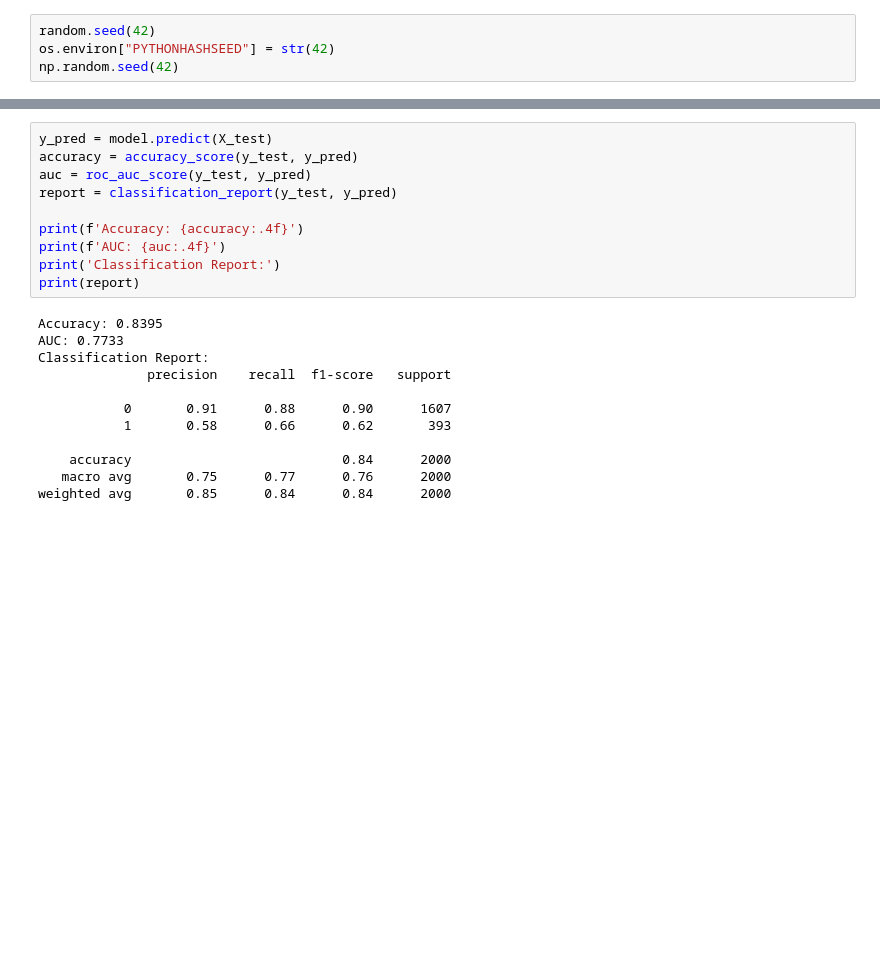
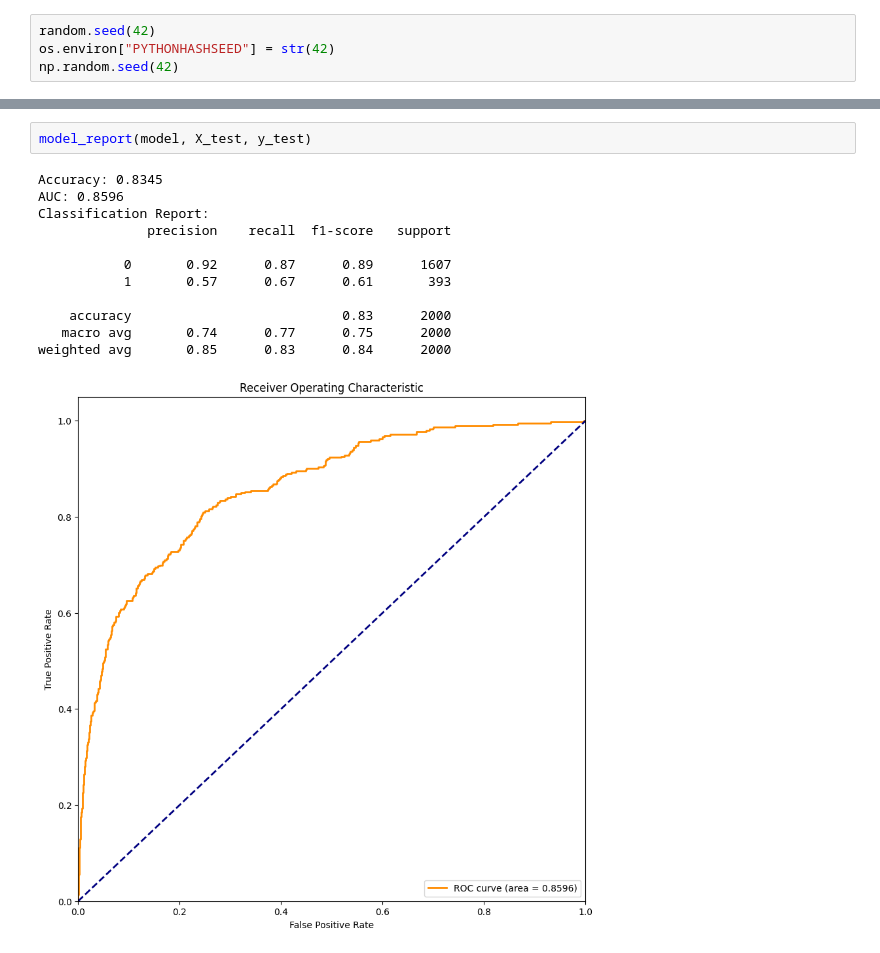
Before and after one commit to SKNETWORKS-FAMILY-AICAMP/SKN10-2nd-1Team, a Jupyter notebook: run.ipynb, the cells around one changed output, grey strips where cells are left out. Drawn from its saved outputs; the diff is of its cells as text; blank space fills up the shorter version.

```diff
--- a/run.ipynb
+++ b/run.ipynb
@@ -43,25 +36,18 @@ weighted avg       0.85      0.83      0.84       800
-# %%
-y_pred = model.predict(X_test)
-accuracy = accuracy_score(y_test, y_pred)
-auc = roc_auc_score(y_test, y_pred)
-report = classification_report(y_test, y_pred)
-
-print(f'Accuracy: {accuracy:.4f}')
-print(f'AUC: {auc:.4f}')
-print('Classification Report:')
-print(report)
-# %% [output]
-Accuracy: 0.8395
-AUC: 0.7733
-Classification Report:
-              precision    recall  f1-score   support
-
-           0       0.91      0.88      0.90      1607
-           1       0.58      0.66      0.62       393
-
-    accuracy                           0.84      2000
-   macro avg       0.75      0.77      0.76      2000
-weighted avg       0.85      0.84      0.84      2000
+# %%
+model_report(model, X_test, y_test)
+# %% [output]
+Accuracy: 0.8345
+AUC: 0.8596
+Classification Report:
+              precision    recall  f1-score   support
+
+           0       0.92      0.87      0.89      1607
+           1       0.57      0.67      0.61       393
+
+    accuracy                           0.83      2000
+   macro avg       0.74      0.77      0.75      2000
+weighted avg       0.85      0.83      0.84      2000
+[figure, added]
 # %%
 feature_importance(model, X_train)
 # %% [output]
```
Also changed, not shown: parts of 9 cells of this notebook, 13 other files.
